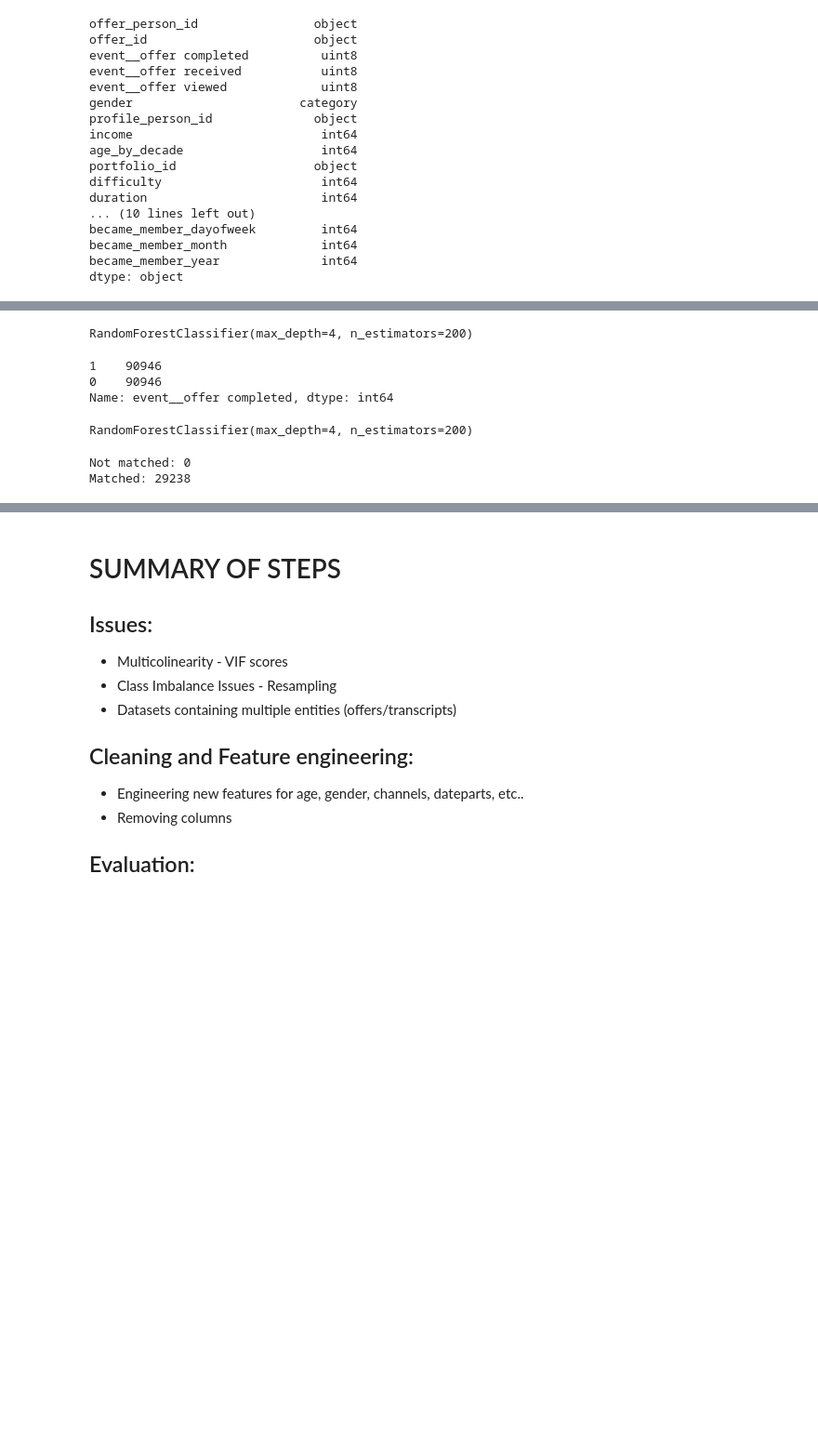
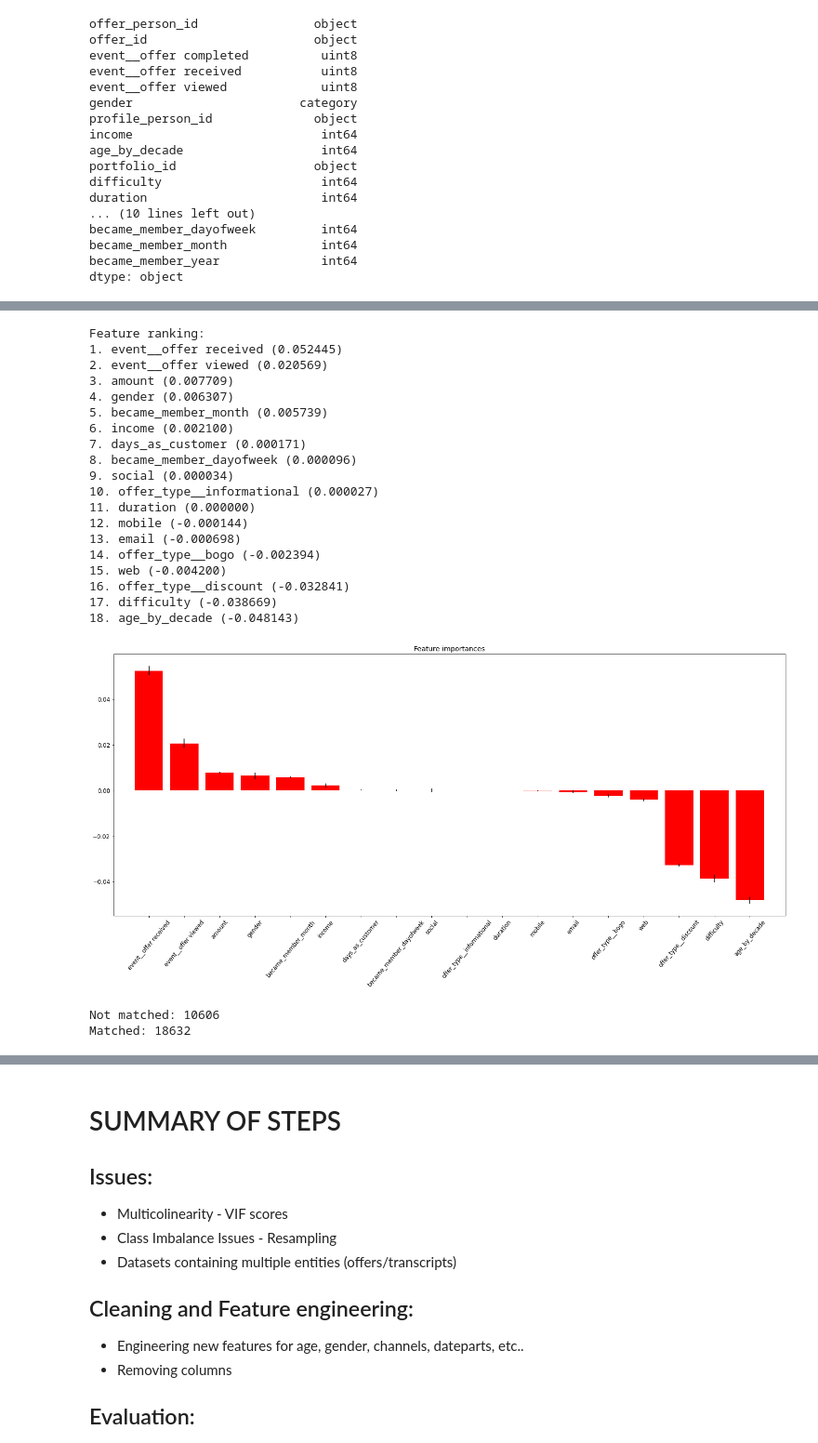
Before and after one commit to jmnickerson05/udacity_starbucks_capstone, a Jupyter notebook: Starbucks_Capstone_notebook.ipynb, the cells around one changed output, grey strips where cells are left out. Shown at 93% size. Saved outputs shown, nothing was run; the diff lists cells and outputs as text; code cells hidden in the pictures; blank space fills up the shorter version.

```diff
--- a/Starbucks_Capstone_notebook.ipynb
+++ b/Starbucks_Capstone_notebook.ipynb
@@ -828 +454,47 @@ Wall time: 17min 35s
+# %%
+"""
+Example adapted from:
+https://inblog.in/Feature-Importance-in-Naive-Bayes-Classifiers-5qob5d5sFW
+"""
+nb = GaussianNB()
+nb.fit(X_train, y_train)
+imps = permutation_importance(nb, X_test, y_test)
+importances = imps.importances_mean
+std = imps.importances_std
+indices = np.argsort(importances)[::-1]
+
+feat_list = list(features.columns)
+# Print the feature ranking
+print("Feature ranking:")
+for f in range(X_test.shape[1]):
+    print("%d. %s (%f)" % (f + 1, feat_list[indices[f]], importances[indices[f]]))
+
+
+plt.figure(figsize=(25, 10))
+plt.title("Feature importances")
+plt.bar(range(X_test.shape[1]), importances[indices], color="r", yerr=std[indices], align="center")
+plt.xticks(range(X_test.shape[1]), [feat_list[indices[i]] for i in range(0, len(feat_list) - 1)], rotation=50)
+plt.xlim([-1, X_test.shape[1]])
+plt.show()
+# %% [output]
+Feature ranking:
+1. event__offer received (0.052445)
+2. event__offer viewed (0.020569)
+3. amount (0.007709)
+4. gender (0.006307)
+5. became_member_month (0.005739)
+6. income (0.002100)
+7. days_as_customer (0.000171)
+8. became_member_dayofweek (0.000096)
+9. social (0.000034)
+10. offer_type__informational (0.000027)
+11. duration (0.000000)
+12. mobile (-0.000144)
+13. email (-0.000698)
+14. offer_type__bogo (-0.002394)
+15. web (-0.004200)
+16. offer_type__discount (-0.032841)
+17. difficulty (-0.038669)
+18. age_by_decade (-0.048143)
+[figure, added]
 # %%
@@ -834,28 +503,10 @@ with open('grid_search_results.pkl', 'rb') as f:
-# %%
-grid_search_results['best_clf']
-# %% [output]
-RandomForestClassifier(max_depth=4, n_estimators=200)
-# %%
-features, y = clean_and_prep_features(scale_features(joined), print_vif=False)
-exclusions = ['gender',
-#               'event__offer received', 'event__offer viewed', 'person'
-             ]
-X_train, X_test, y_train, y_test = split_and_resample(features.drop(columns=exclusions), y)
-
-rf = RandomForestClassifier(max_depth=4, n_estimators=200)
-rf.fit(X_train, y_train)
-# %% [output]
-1    90946
-0    90946
-Name: event__offer completed, dtype: int64
-RandomForestClassifier(max_depth=4, n_estimators=200)
 # %%
 xt = X_test.copy()
-xt['predicted'] = rf.predict(X_test)
+xt['predicted'] = nb.predict(X_test)
 xt = xt.merge(y_test, how='inner', left_index=True, right_index=True).rename(columns= {'event__offer completed':'actual'})
 xt
 print('Not matched:', len(xt[xt.predicted != xt.actual]))
 print('Matched:', len(xt[xt.predicted == xt.actual]))
 # %% [output]
-Not matched: 0
-Matched: 29238
+Not matched: 10606
+Matched: 18632
```
Also changed, not shown: parts of 32 cells of this notebook, 7 other files.
